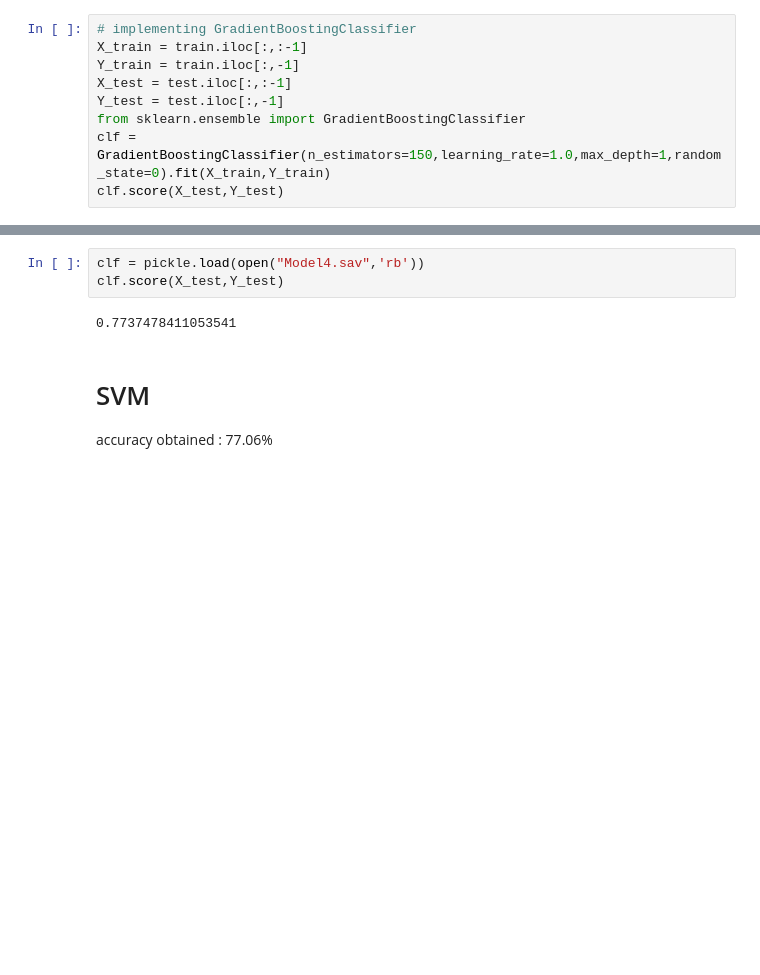
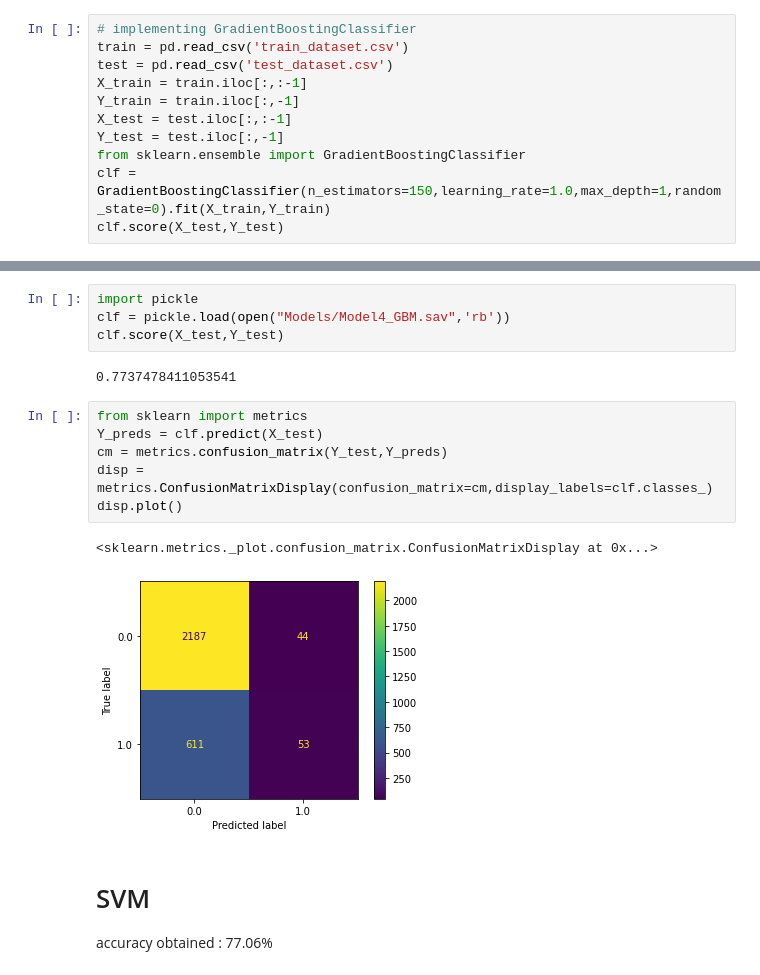
Before and after one commit to Rithik57/CovidDetection, a Jupyter notebook: ModelExperimentation.ipynb, the cells around one changed output, grey strips where cells are left out. Saved outputs shown, nothing was run; the diff lists cells and outputs as text; blank space fills up the shorter version.

```diff
--- a/ModelExperimentation.ipynb
+++ b/ModelExperimentation.ipynb
@@ -137,6 +139,8 @@ train.to_csv("train_dataset.csv",index=False)
 test.to_csv("test_dataset.csv",index=False)
 # %%
 # implementing GradientBoostingClassifier
+train = pd.read_csv('train_dataset.csv')
+test = pd.read_csv('test_dataset.csv')
 X_train = train.iloc[:,:-1]
 Y_train = train.iloc[:,-1]
 X_test = test.iloc[:,:-1]
@@ -167,10 +176,20 @@ clf.score(X_test,Y_test)
 import pickle
 pickle.dump(clf,open("Model4.sav","wb"))
 # %%
-clf = pickle.load(open("Model4.sav",'rb'))
+import pickle
+clf = pickle.load(open("Models/Model4_GBM.sav",'rb'))
 clf.score(X_test,Y_test)
 # %% [output]
 0.7737478411053541
+# %%
+from sklearn import metrics
+Y_preds = clf.predict(X_test)
+cm = metrics.confusion_matrix(Y_test,Y_preds)
+disp = metrics.ConfusionMatrixDisplay(confusion_matrix=cm,display_labels=clf.classes_)
+disp.plot()
+# %% [output]
+<sklearn.metrics._plot.confusion_matrix.ConfusionMatrixDisplay at 0x...>
+[figure, added]
 # %% [markdown]
 # SVM
 accuracy obtained : 77.06%
```
Also changed, not shown: parts of 8 cells of this notebook, 1 other file.
